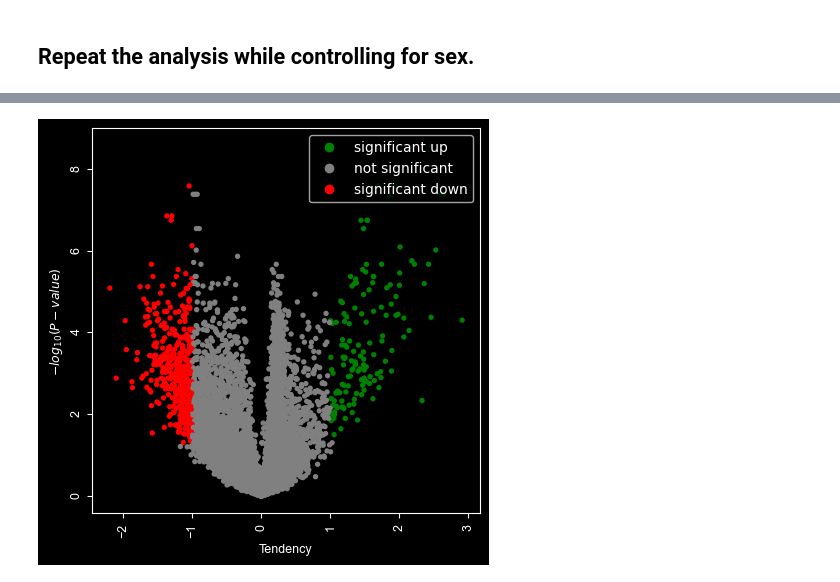
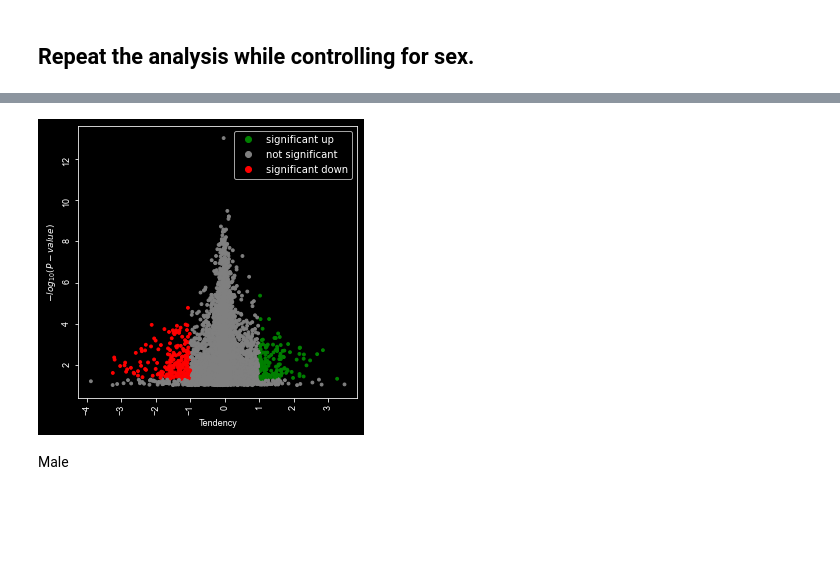
Before and after one commit to Andymao1998/qbb2021-answers, a Jupyter notebook: week9_hw/Week9_HW.ipynb, the cells around one changed output, grey strips where cells are left out. Drawn from its saved outputs; the diff is of its cells as text; code cells hidden in the pictures; blank space fills up the shorter version.

```diff
--- a/week9_hw/Week9_HW.ipynb
+++ b/week9_hw/Week9_HW.ipynb
@@ -327,10 +332,13 @@ male_FPKM.rename(columns={"male_10": 10, "male_11": 11, "male_12": 12, "male_13"
 # %%
-pvalues_male = []
-coef_M = []
-X = np.array(male_FPKM.columns, int).reshape(-1,1)
-X = sm.add_constant(X)
-for i in range(0, 8289):
-    Y = np.array(male_FPKM.iloc[i])
-    model = sm.OLS(Y, X).fit()
-    pvalues_male.append(model.pvalues)
-    coef_M.append(model.params[1])
+pvalues_with_sex = []
+coef_with_sex = []
+X = FPKM_filter_reindex_trasnpose['stage']
+# X = np.array(FPKM_filter_stage.columns, int).reshape(-1,1)
+# X = sm.add_constant(X)
+for idx, col in FPKM_filter_reindex_trasnpose.iteritems():
+    if idx == 'stage' or idx == 'sex':
+        continue
+    model = sm.ols(formula='col ~ X + sex', data= FPKM_filter_reindex_trasnpose)
+    results = model.fit()
+    pvalues_with_sex.append(results.pvalues[0])
+    coef_with_sex.append(results.params[1])
@@ -431,0 +345,8 @@ gene_F_VP
+# %%
+corrected_with_sex = list(ss.multitest.fdrcorrection(pvalues_with_sex, alpha = 0.1))
+# %%
+FPKM_filter_reindex["C"] = corrected_with_sex[0]
+FPKM_filter_reindex["slope"] = coef_with_sex
+FPKM_filter_reindex["Corrected_P"] = corrected_with_sex[1]
+FPKM_filter_reindex[FPKM_filter_reindex["C"] == True]
+gene_with_sex = list(FPKM_filter_reindex[FPKM_filter_reindex["C"] == True].index)
@@ -431,0 +388,2 @@ gene_F_VP
+# %%
+sex_cov = FPKM_filter_reindex[FPKM_filter_reindex["C"] == True][["Corrected_P", "slope"]]
@@ -432,7 +407,9 @@ gene_F_VP
 # %%
 from bioinfokit import analys, visuz
 # %%
-visuz.gene_exp.volcano(df=gene_list_all_VP, lfc='slope', pv='Corrected_P', show = True, theme = "dark",
+visuz.gene_exp.volcano(df=sex_cov, lfc='slope', pv='Corrected_P', show = True, theme = "dark",
                        plotlegend=True, legendpos='upper right', axxlabel = "Tendency")
 # %% [output]
-[figure, old version]
+[figure, new version]
+# %% [markdown]
+Male
```
Also changed, not shown: parts of 63 cells of this notebook, 2 other files.
